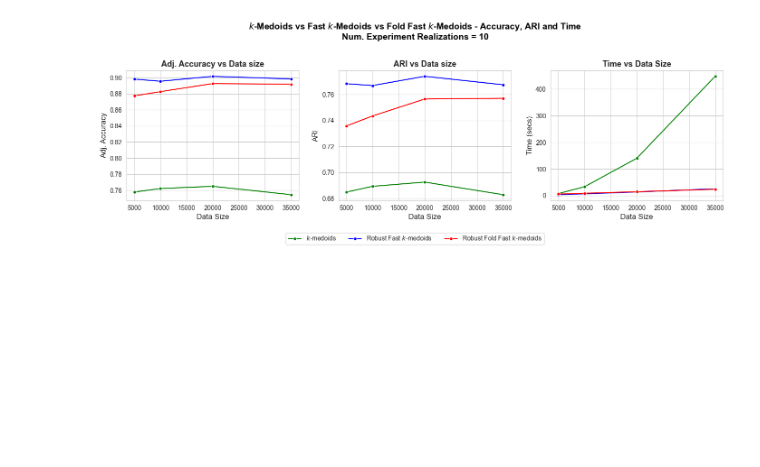
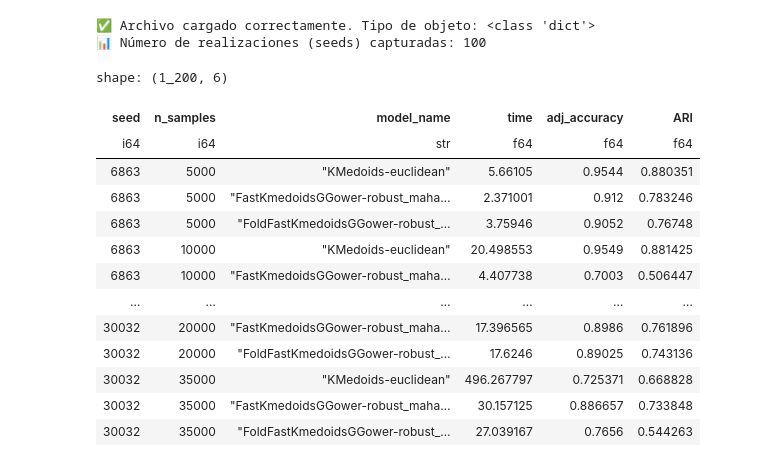
Before and after one commit to FabioScielzoOrtiz/db-robust-clust-paper-code, a Jupyter notebook: src/notebooks/experiment_4/exp_4_exploration.ipynb, the cells around one changed output. Saved outputs shown, nothing was run; the diff lists cells and outputs as text; code cells hidden in the pictures; blank space fills up the shorter version.

```diff
--- a/src/notebooks/experiment_4/exp_4_exploration.ipynb
+++ b/src/notebooks/experiment_4/exp_4_exploration.ipynb
@@ -28,27 +20,22 @@ with open(results_path, 'rb') as f:
 # %%
-records = []
-for seed, metrics_dict in results.items():
-    for metric, size_dict in metrics_dict.items():
-        for n_samples, model_dict in size_dict.items():
-            for model_name, value in model_dict.items():
-                records.append({
-                    'seed': seed,
-                    'n_samples': n_samples,
-                    'model_name': model_name,
-                    'metric': metric,
-                    'value': value
-                })
-
-df_long = pl.DataFrame(records)
-
-df = df_long.pivot(
-    index=['seed', 'n_samples', 'model_name'],
-    on='metric',
-    values='value'
-)
-
-df_avg = df.group_by(['n_samples', 'model_name']).agg(pl.mean(['time', 'adj_accuracy', 'ARI']))
+df, df_avg = process_experiment_4_results(results_path=results_path)
+# %% [output]
+✅ Archivo cargado correctamente. Tipo de objeto: <class 'dict'>
+📊 Número de realizaciones (seeds) capturadas: 100
-# %%
-plot_experiment_4_results(df=df_avg, num_realizations=N_REALIZATIONS, save_path=save_path)
-# %% [output]
-[figure, removed]
+# %%
+df
+# %% [output]
+shape: (1_200, 6)
+| seed | n_samples | model_name | time | adj_accuracy | ARI |
+| i64 | i64 | str | f64 | f64 | f64 |
+| 6863 | 5000 | "KMedoids-euclidean" | 5.66105 | 0.9544 | 0.880351 |
+| 6863 | 5000 | "FastKmedoidsGGower-robust_maha… | 2.371001 | 0.912 | 0.783246 |
+| 6863 | 5000 | "FoldFastKmedoidsGGower-robust_… | 3.75946 | 0.9052 | 0.76748 |
+| 6863 | 10000 | "KMedoids-euclidean" | 20.498553 | 0.9549 | 0.881425 |
+| 6863 | 10000 | "FastKmedoidsGGower-robust_maha… | 4.407738 | 0.7003 | 0.506447 |
+| … | … | … | … | … | … |
+| 30032 | 20000 | "FastKmedoidsGGower-robust_maha… | 17.396565 | 0.8986 | 0.761896 |
+| 30032 | 20000 | "FoldFastKmedoidsGGower-robust_… | 17.6246 | 0.89025 | 0.743136 |
+| 30032 | 35000 | "KMedoids-euclidean" | 496.267797 | 0.725371 | 0.668828 |
+| 30032 | 35000 | "FastKmedoidsGGower-robust_maha… | 30.157125 | 0.886657 | 0.733848 |
+| 30032 | 35000 | "FoldFastKmedoidsGGower-robust_… | 27.039167 | 0.7656 | 0.544263 |
```
Also changed, not shown: parts of 7 cells of this notebook, 16 other files.
